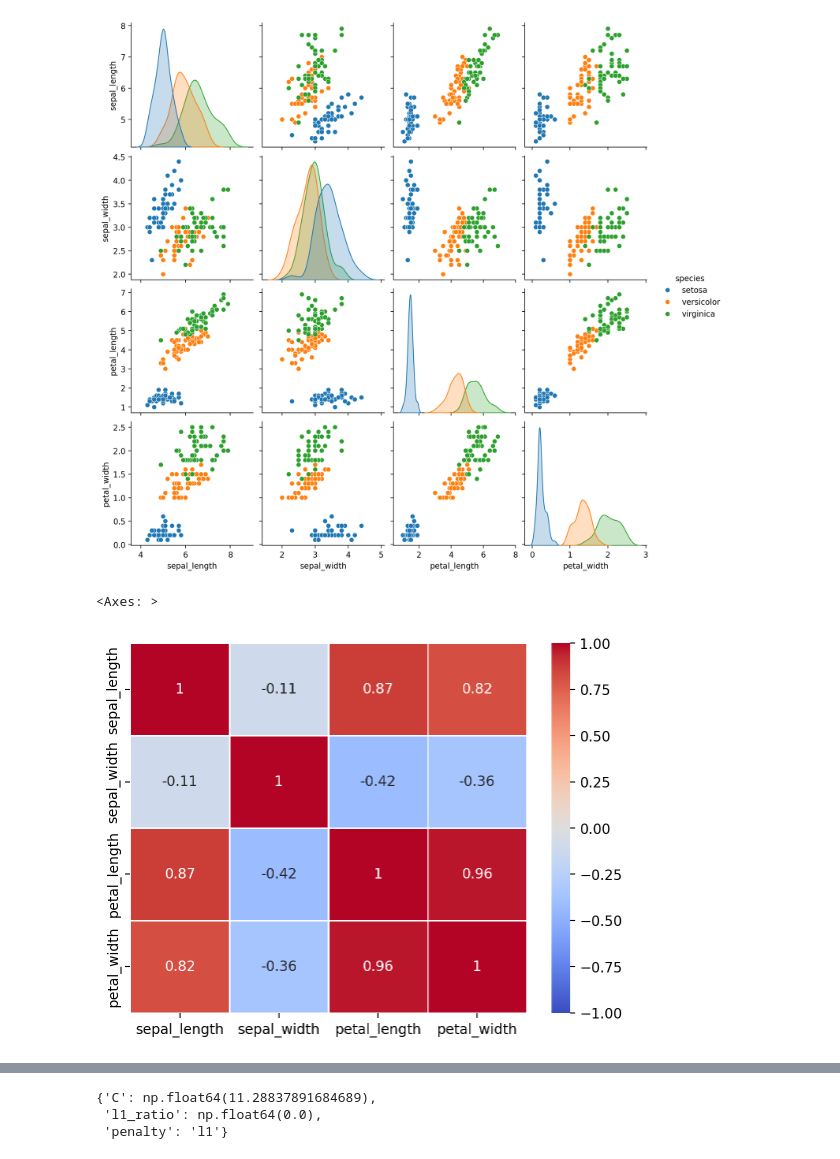
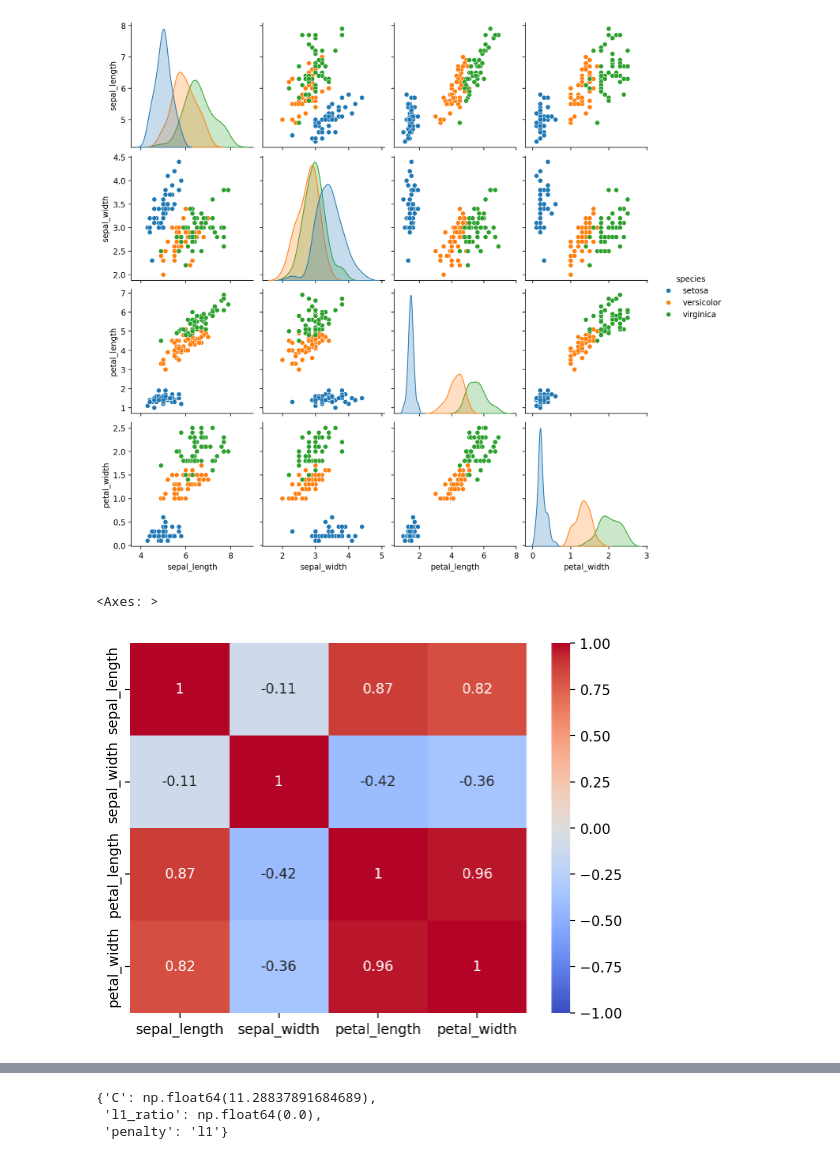
Before and after one commit to konansul/ml-projects, a Jupyter notebook: 02 – Logistic Regression/2.2 – Multiclass Classification.ipynb, the cells around one changed output, grey strips where cells are left out. Cells and saved outputs as stored; diff of their text form; code cells hidden in the pictures.

```diff
--- a/02 – Logistic Regression/2.2 – Multiclass Classification.ipynb
+++ b/02 – Logistic Regression/2.2 – Multiclass Classification.ipynb
@@ -16,6 +13,6 @@ from sklearn.model_selection import GridSearchCV
 %config InlineBackend.figure_format = 'retina'
 # %%
-data = pd.read_csv('/Users/konansul/Desktop/course-ml/DATA/iris.csv')
+data = pd.read_csv('https://raw.githubusercontent.com/konansul/ml-projects/main/datasets/iris.csv')
 # %%
 data
 # %% [output]
@@ -88,9 +86,9 @@ sns.pairplot(data, hue = 'species')
 <seaborn.axisgrid.PairGrid at 0x...>
 [figure]
 # %%
-sns.heatmap(data.corr(numeric_only = True), annot = True, cmap = 'coolwarm', linewidths = 0.5, vmin = -1, vmax = 1)
+sns.heatmap(data.corr(numeric_only = True), annot = True, cmap = 'coolwarm', vmin = -1, vmax = 1)
 # %% [output]
 <Axes: >
-[figure, old version]
+[figure, new version]
 # %%
 X = data.drop('species', axis = 1)
```
Also changed, not shown: parts of 9 cells of this notebook.
